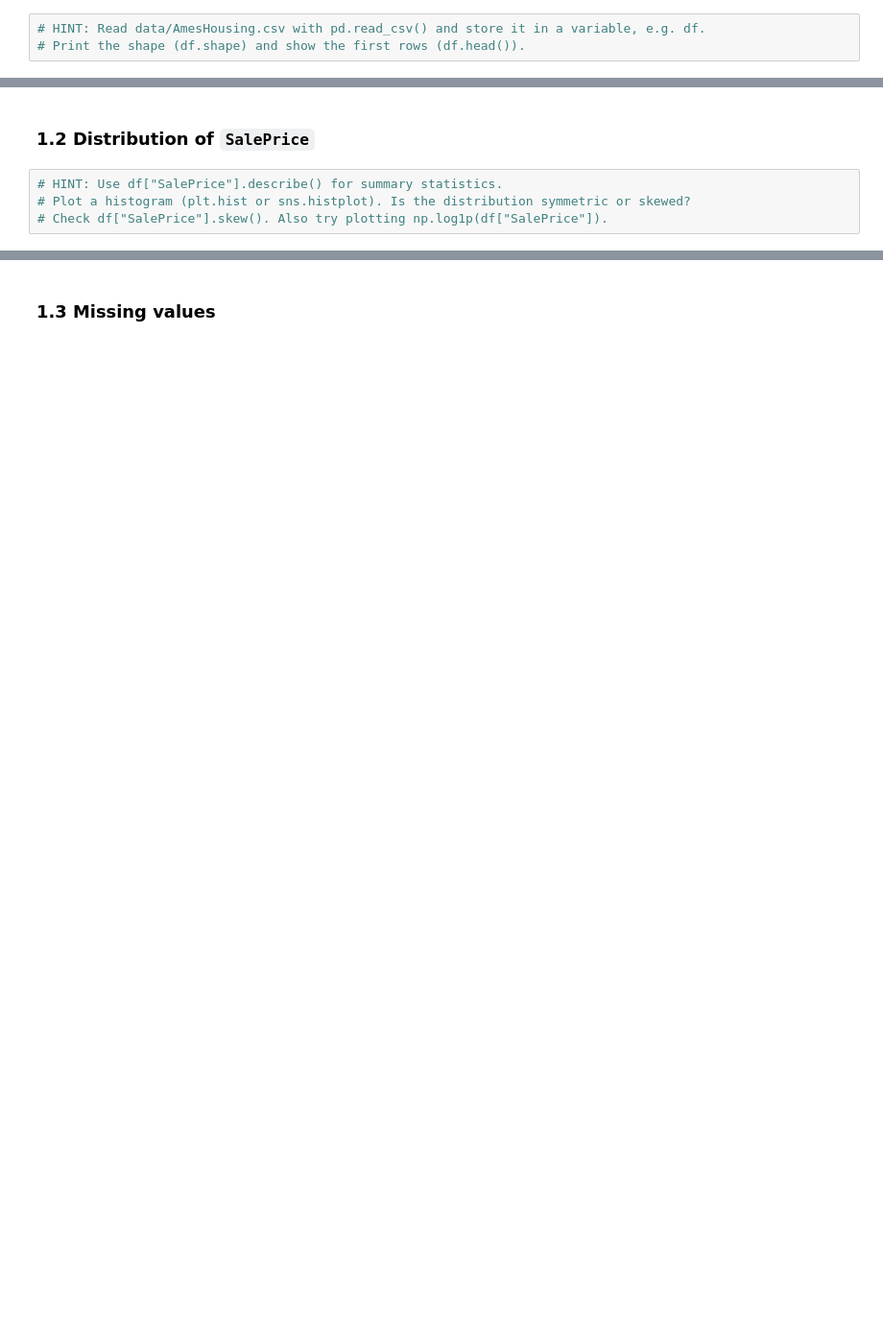
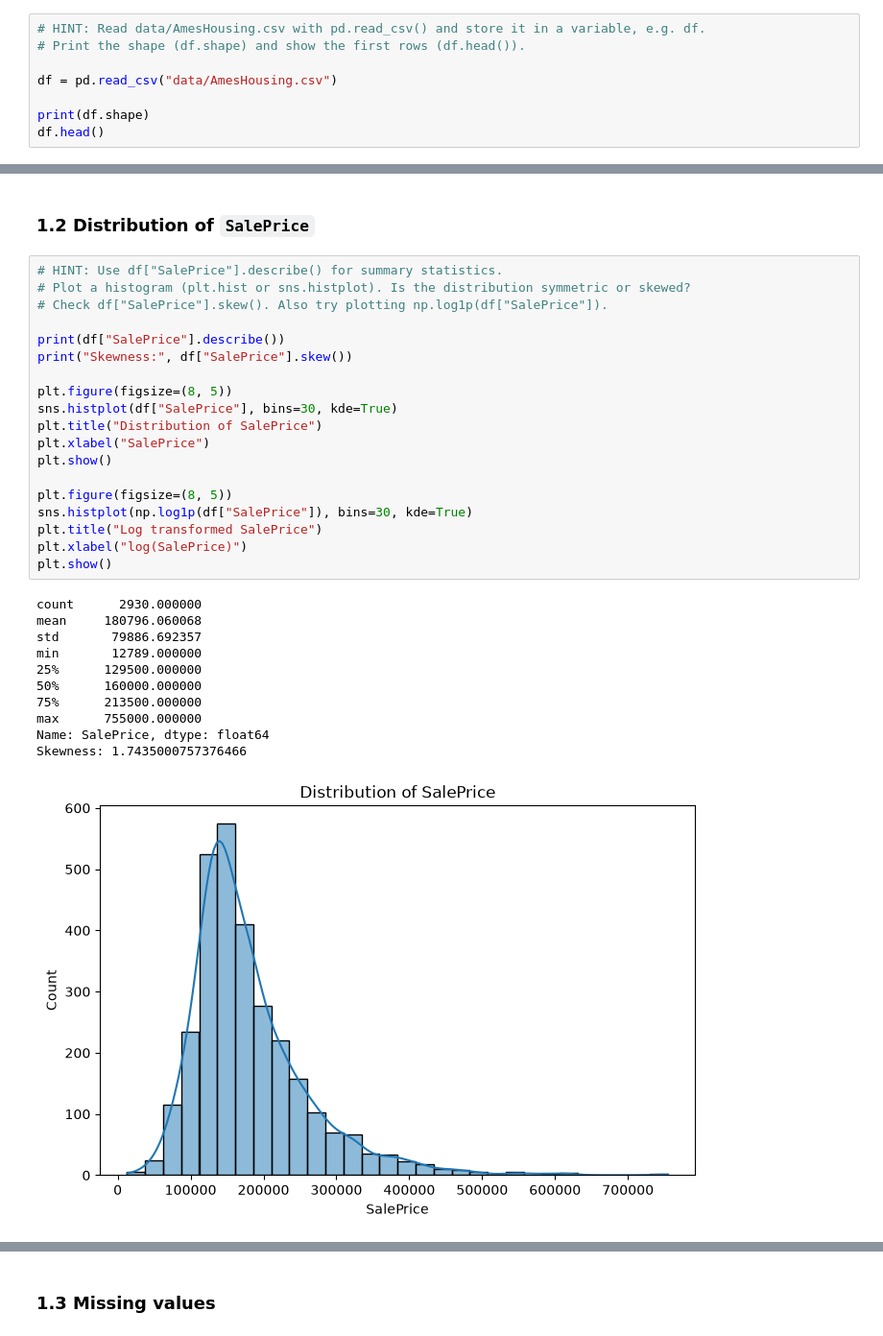
Before and after one commit to Frednos/Machine-Learning-Assignment-1, a Jupyter notebook: housing_price_prediction.ipynb, the cells around one changed output, grey strips where cells are left out. Shown at 96% size. Drawn from its saved outputs; the diff is of its cells as text; blank space fills up the shorter version.

```diff
--- a/housing_price_prediction.ipynb
+++ b/housing_price_prediction.ipynb
@@ -37,3 +37,8 @@ pd.set_option("display.max_columns", 100)
 # %%
 # HINT: Read data/AmesHousing.csv with pd.read_csv() and store it in a variable, e.g. df.
 # Print the shape (df.shape) and show the first rows (df.head()).
+
+df = pd.read_csv("data/AmesHousing.csv")
+
+print(df.shape)
+df.head()
@@ -65,4 +113,31 @@ The assignment asks you to investigate:
 # %%
 # HINT: Use df["SalePrice"].describe() for summary statistics.
 # Plot a histogram (plt.hist or sns.histplot). Is the distribution symmetric or skewed?
 # Check df["SalePrice"].skew(). Also try plotting np.log1p(df["SalePrice"]).
+
+print(df["SalePrice"].describe())
+print("Skewness:", df["SalePrice"].skew())
+
+plt.figure(figsize=(8, 5))
+sns.histplot(df["SalePrice"], bins=30, kde=True)
+plt.title("Distribution of SalePrice")
+plt.xlabel("SalePrice")
+plt.show()
+
+plt.figure(figsize=(8, 5))
+sns.histplot(np.log1p(df["SalePrice"]), bins=30, kde=True)
+plt.title("Log transformed SalePrice")
+plt.xlabel("log(SalePrice)")
+plt.show()
+# %% [output]
+count      2930.000000
+mean     180796.060068
+std       79886.692357
+min       12789.000000
+25%      129500.000000
+50%      160000.000000
+75%      213500.000000
+max      755000.000000
+Name: SalePrice, dtype: float64
+Skewness: 1.7435000757376466
+[figure, added]
```
Also changed, not shown: parts of 25 cells of this notebook.
